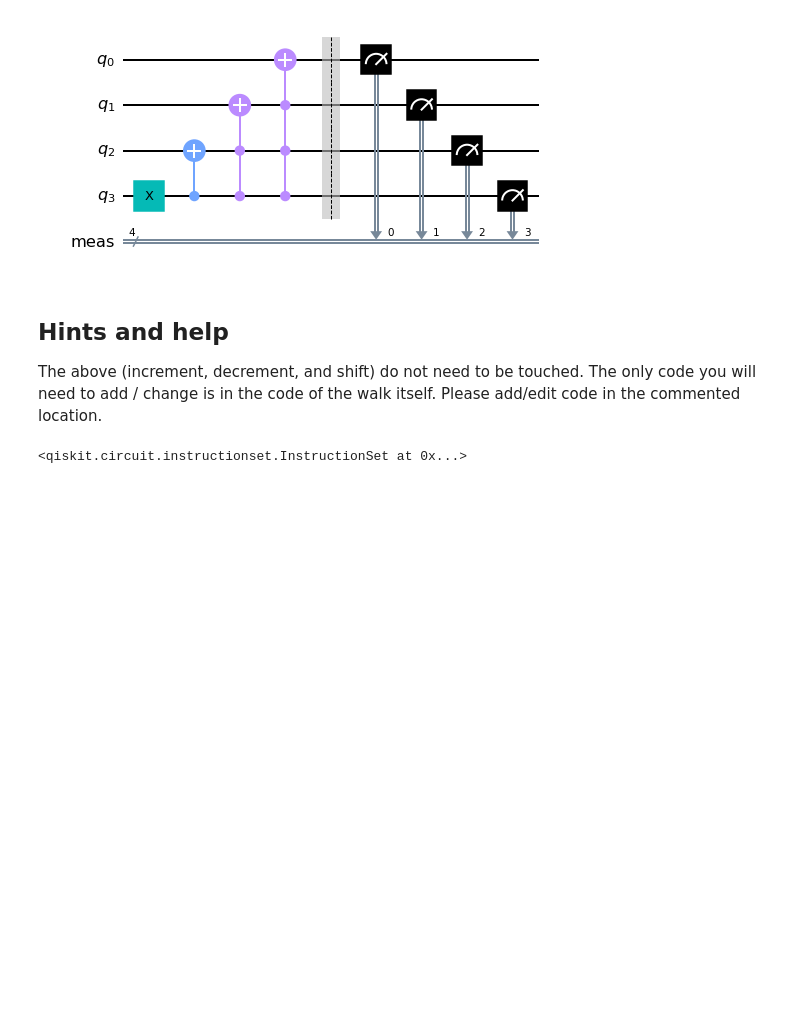
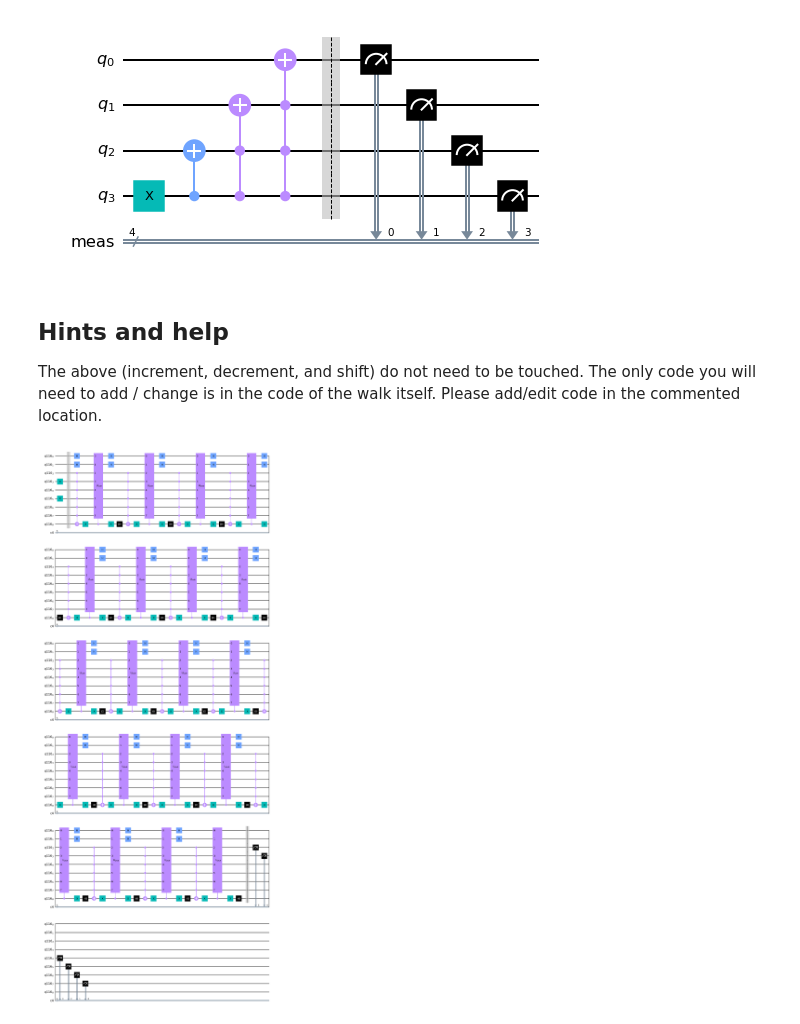
Before and after one commit to qbootstud5/Assignment_4, a Jupyter notebook: assignment_4_quantum_walks.ipynb, the cells around one changed output. Drawn from its saved outputs; the diff is of its cells as text; code cells hidden in the pictures; blank space fills up the shorter version.

```diff
--- a/assignment_4_quantum_walks.ipynb
+++ b/assignment_4_quantum_walks.ipynb
@@ -103,8 +103,8 @@ def shift(n_dir, n_pos):
 The above (increment, decrement, and shift) do not need to be touched. The only code you will need to add / change is in the code of the walk itself. Please add/edit code in the commented location.
 # %%
 n_dir = 2 # number of qubits required to represent all directions
-n_pos = 6 # number of qubits required to represent all positions
-iterations = 10
+n_pos = 6 # number of qubits required to represent all positions.
+iterations = 20
 
 ''' +1 added for ancilla. The ancilla qubit is set to |1> if |pos> is a target state,
     |0> otherwise. '''
@@ -118,7 +118,7 @@ q_anc = qwalk_reg[n_dir+n_pos]
 # lists of indices
 dir_ind = list(range(n_dir)) # [0,1]
 pos_ind = list(range(n_dir+n_pos))[n_dir:] # [2,3,4,5,6,7]
-anc_ind = n_dir+n_pos # 8
+anc_ind = [n_dir+n_pos] # 8
 
 qwalk_circ = QuantumCircuit(qwalk_reg, ClassicalRegister(n_pos))
 
@@ -129,35 +129,45 @@ qwalk_circ.barrier()
 
 
 # Add state harvesting
 states = []
 
 # setup iterations
 for i in range(iterations):
 
     states.append(Statevector.from_instruction(qwalk_circ))
 
     # apply Hadamard coin
     for qubit in q_dir:
         qwalk_circ.h(qubit)
 
     ''' WRITE YOUR ORACLE HERE. You do not need to write a separate function.
         This will be a boolean oracle. (NOT A PHASE ORACLE)
-        The target state is 1111. Use this information to set the ancilla accordingly.'''
+        The target state is 111111. Use this information to set the ancilla accordingly.'''
+    # Apply a controlled not to the ancilla qubit, controlled by the position register
+    # The oracle is: O(|x>\otimes|y>) = |x>\otimes|y+f(x)>
+    # With f(x_0) = 1, f(x) = 0 if x !=x_0
+    # In our case, x_0 = 111111
+    qwalk_circ.mcx(q_pos, q_anc)
 
     ''' END OF ORACLE'''
 
     '''Modify the shift operator call so that the walker only takes a step
        if they are not in a target state. ie. if in a target state, no shift
        is applied. '''
-    # apply Shift operator
-    qwalk_circ.append(shift(n_dir, n_pos), q_dir+q_pos)
+    # Apply a controlled shift depending on the ancilla qubit
+    # If ancilla is 0, apply the shift, else don't apply the shift
+    qwalk_circ.x(q_anc)
+    qwalk_circ.append(shift(n_dir, n_pos).control(1), anc_ind + dir_ind + pos_ind)
+    qwalk_circ.x(q_anc)
+    # Resetting the ancilla qubit to a |0> state
+    qwalk_circ.reset(q_anc)
 
 states.append(Statevector.from_instruction(qwalk_circ))
 qwalk_circ.barrier()
 
 # measure position qubits only
 qwalk_circ.measure(pos_ind, list(range(n_pos))[::-1]) # reversed to print in Big Endian form
 
-# qwalk_circ.draw('mpl')
+qwalk_circ.draw('mpl')
 # %% [output]
-<qiskit.circuit.instructionset.InstructionSet at 0x...>
+[figure, added]
```
Also changed, not shown: parts of 4 cells of this notebook.
